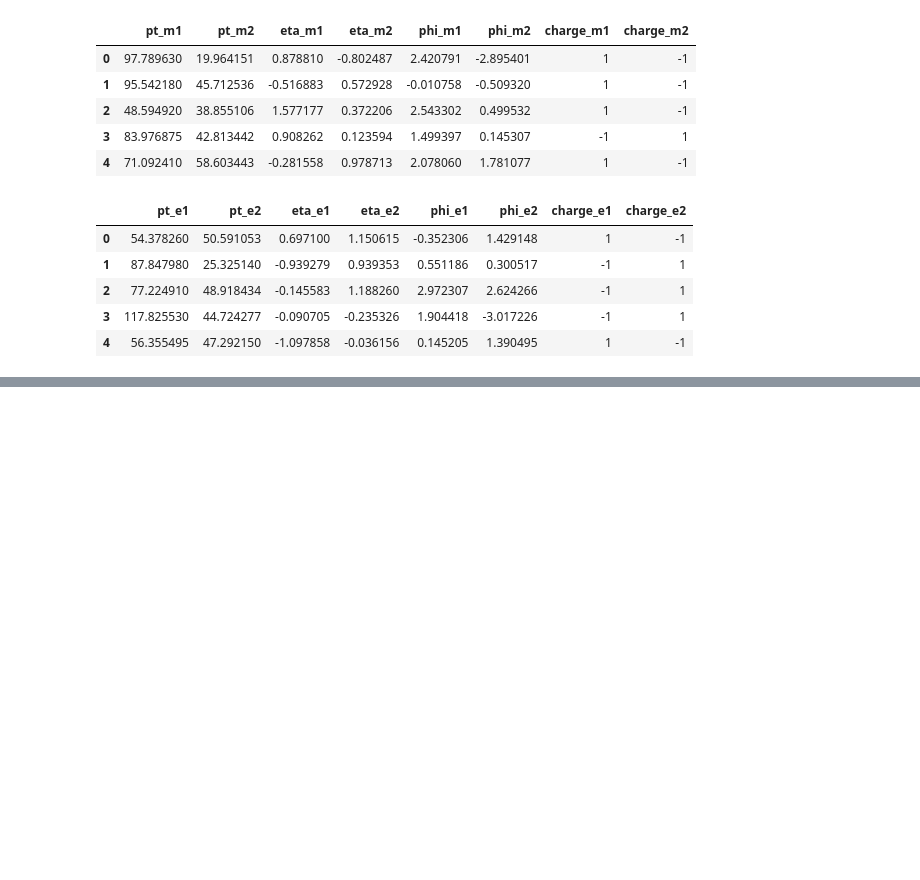
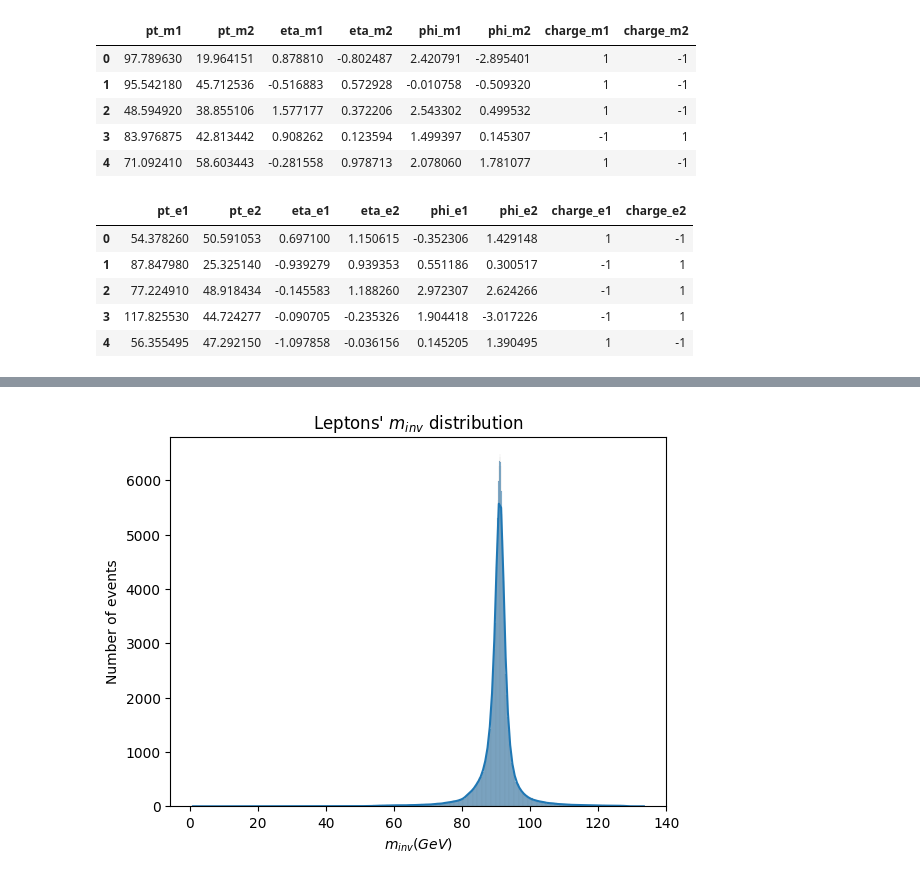
Before and after one commit to emmdaz/Higgs-Boson-LHC-Collision-Detector, a Jupyter notebook: Lepton-Invariant-Mass-Distribution.ipynb, the cells around one changed output, grey strips where cells are left out. Saved outputs shown, nothing was run; the diff lists cells and outputs as text; code cells hidden in the pictures; blank space fills up the shorter version.

```diff
--- a/Lepton-Invariant-Mass-Distribution.ipynb
+++ b/Lepton-Invariant-Mass-Distribution.ipynb
@@ -333,0 +351,15 @@ df2.head()
+# %%
+# And from all the data
+
+m_inv_m  = pd.DataFrame({"m_inv": df1["muon_m_inv"].copy()})
+m_inv_e  = pd.DataFrame({"m_inv": df2["electron_m_inv"].copy()})
+
+m_inv = pd.merge(m_inv_m, m_inv_e, on = 'm_inv', how='left')
+
+sns.histplot(m_inv["m_inv"], bins = 1000, kde = True)
+plt.xlabel(r"$m_{inv} (GeV)$")
+plt.ylabel("Number of events")
+plt.title(r"Leptons' $m_{inv}$ distribution")
+plt.show()
+# %% [output]
+[figure, added]
```
Also changed, not shown: parts of 1 cell of this notebook.
